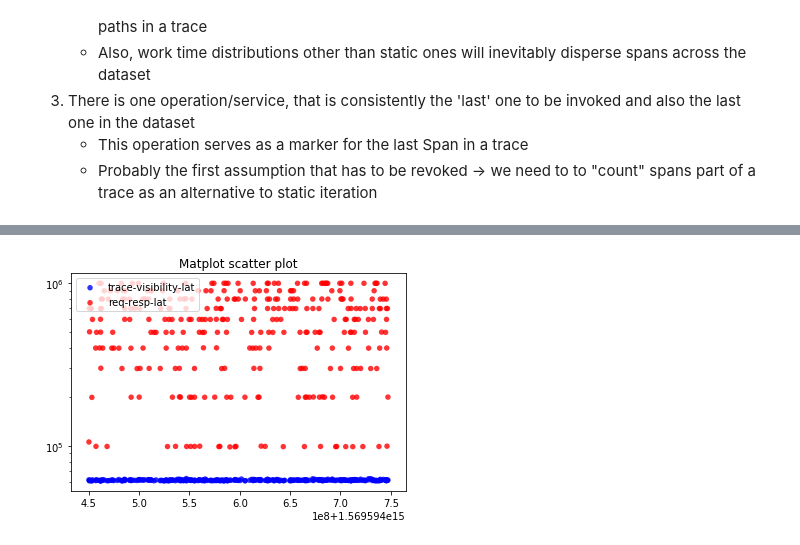
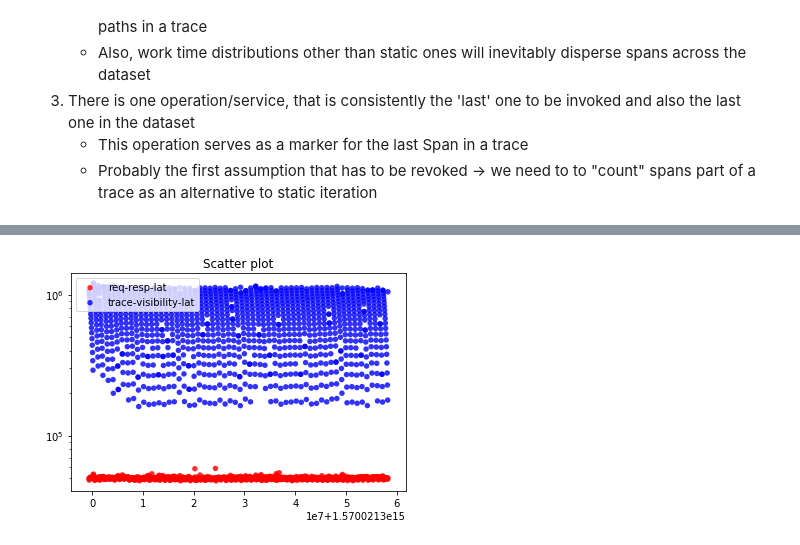
Before and after one commit to dominik-/t-race, a Jupyter notebook: analysis.ipynb, the cells around one changed output, grey strips where cells are left out. Drawn from its saved outputs; the diff is of its cells as text; code cells hidden in the pictures.

```diff
--- a/analysis.ipynb
+++ b/analysis.ipynb
@@ -87,8 +90,8 @@ for index, row in df.iterrows():
         #if the operation name is the root operation, we can assume this is the first time a trace has been seen,
         #so use this start time for the trace
         starttime = row['StartTime']
-    if row['operation_name'] == 'svc02-parent':
-        #svc02-parent is the "last" span in the deployment, so we can safely assume for this trace no more spans(=rows)
+    if row['operation_name'] == 'svc10-parent':
+        #this is the "last" span in the deployment, so we can safely assume for this trace no more spans(=rows)
         #follow because they are sorted by time in monotonically increasing order
         #take the maximum (i.e. latest) of write times and subtract the starttime to get trace completion time
         #TODO: can we use a generic approach to identify the "last" span in the list of all created spans?
@@ -120,11 +105,15 @@ for index, row in df.iterrows():
 # %%
+zeroCount = 0
+completion_times_f = completion_times.copy()
 for i in range(0,len(completion_times)):
     if completion_times[i] == 0:
-        completion_times[i] = completion_times[i+1]
-for i in range(0,len(completion_times)):
-    if completion_times[i] == 0:
-        completion_times[i] = completion_times[i+1]
-df['completion_time'] = completion_times
+        zeroCount = zeroCount + 1
+    else:
+        for j in range(i-zeroCount, i):
+            completion_times_f[j] = completion_times[i]
+        zeroCount = 0
+#completion_times_f
+df['completion_time'] = completion_times_f
 # %%
 df.head(6)
 # %% [output]
@@ -139,5 +127,0 @@ df.head(6)
-# %%
-df['SpanDuration'] = df['SpanDuration'] / 1000
-# %%
-df = df.astype({'SpanDuration': 'int64'})
-df.head(6)
@@ -153,16 +128,17 @@ df.head(6)
 # %%
+df.drop(df.index[:100], inplace=True)
 df_roots = df.loc[df['operation_name'] == 'svc01-parent']
 colors = {'red', 'blue'}
 categories = {'req-resp-lat', 'trace-visibility-lat'}
 columns = {'duration', 'completion_time'}
 scatterplot = plt.figure()
 ax = scatterplot.add_subplot(1, 1, 1)
 for column, color, cat in zip(columns, colors, categories):
     x, y = df_roots['StartTime'], df_roots[column]
     ax.scatter(x, y, alpha=0.8, c=color, edgecolors='none', s=30, label=cat)
-plt.title('Matplot scatter plot')
+plt.title('Scatter plot')
 plt.yscale("log")
 plt.legend(loc=2)
 plt.show()
 # %% [output]
-[figure, old version]
+[figure, new version]
```
Also changed, not shown: parts of 11 cells of this notebook, 3 other files.
